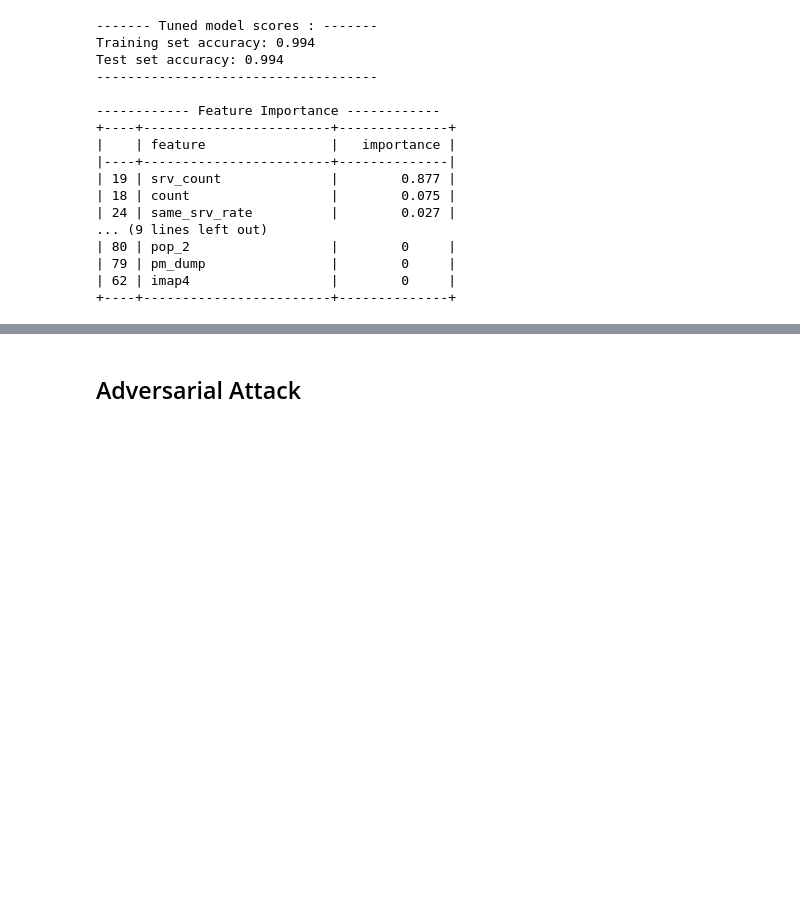
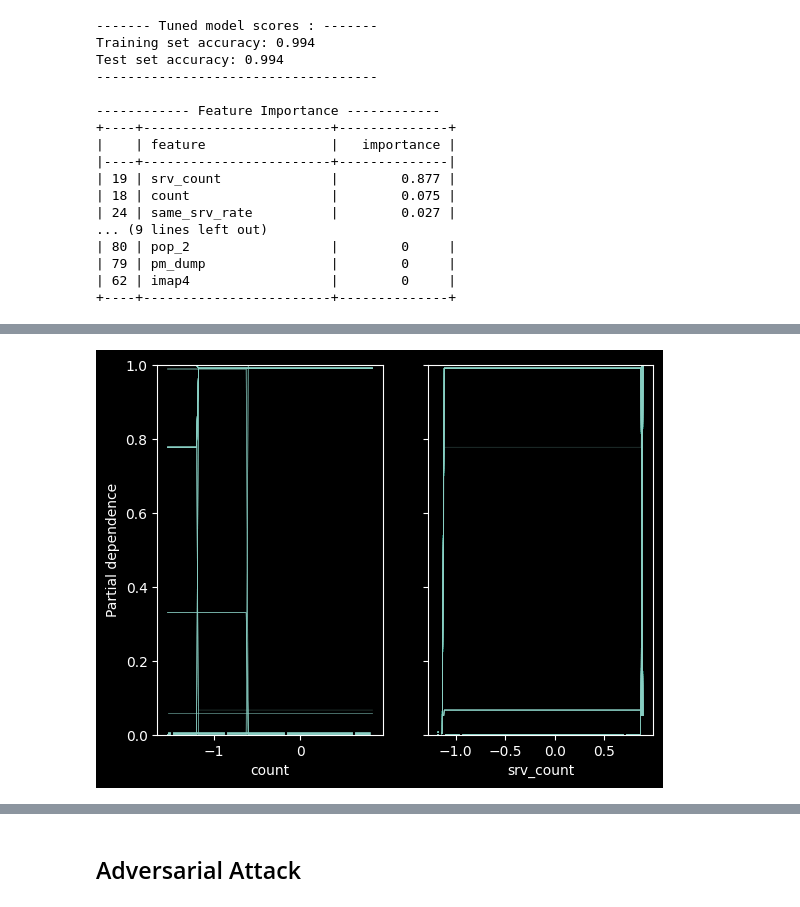
Before and after one commit to navid-finra/finra2, a Jupyter notebook: imp/finra.ipynb, the cells around one changed output, grey strips where cells are left out. Saved outputs shown, nothing was run; the diff lists cells and outputs as text; code cells hidden in the pictures; blank space fills up the shorter version.

```diff
--- a/imp/finra.ipynb
+++ b/imp/finra.ipynb
@@ -886,0 +895,6 @@ tree_to_df(dt_clf , df2.columns.tolist())
+# %%
+#Individual conditional expectation
+PartialDependenceDisplay.from_estimator(dt_clf, x_train_dt, features ,kind='individual')
+plt.gcf()
+# %% [output]
+[figure, added]
```
Also changed, not shown: parts of 12 cells of this notebook.
